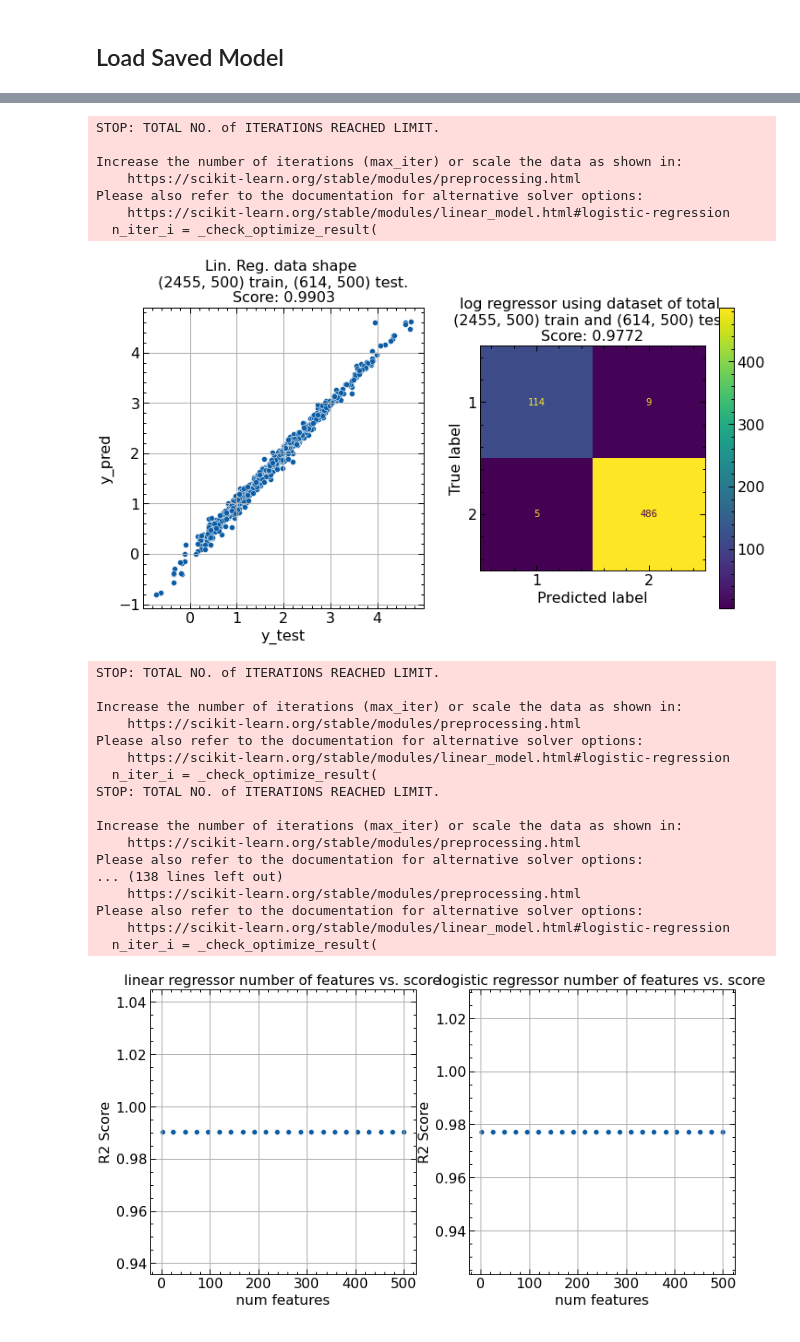
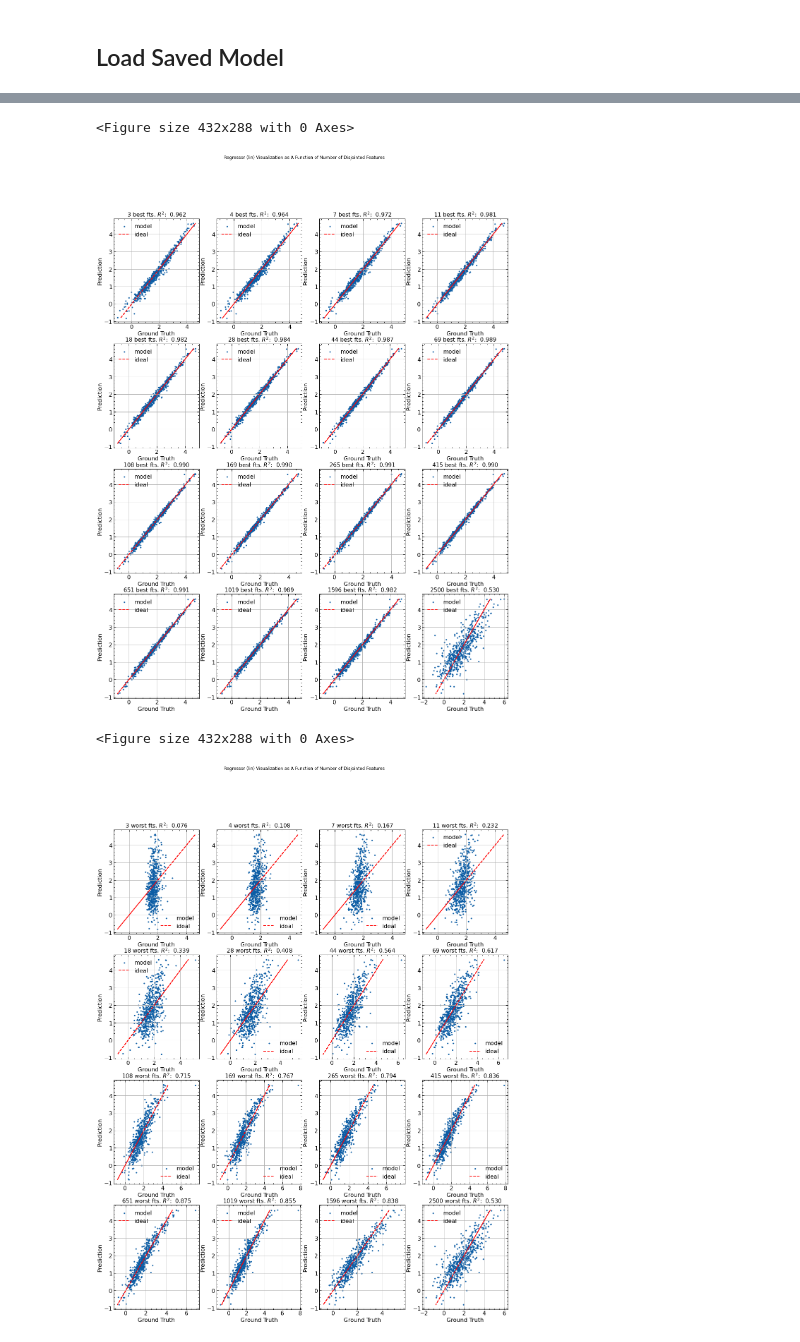
Before and after one commit to Spectral-OD/feature_selection_by_disjointification, a Jupyter notebook: 04_Validate_Results.ipynb, the cells around one changed output, grey strips where cells are left out. Saved outputs shown, nothing was run; the diff lists cells and outputs as text; code cells hidden in the pictures.

Commit message:
Critical Updates
- added models folder
- linear regressor fully working
- log regressor fails at certain values

```diff
--- a/04_Validate_Results.ipynb
+++ b/04_Validate_Results.ipynb
@@ -10,7 +12,9 @@ plt.style.use(['science', 'notebook'])
 # %% [markdown]
 ## Load Saved Model
 # %%
-save_point = Path(r"c:\model\06_24_2023__18_27_55\06_24_2023__18_27_55.pkl")
+# save_point = Path(r"\model\06_24_2023__18_27_55\06_24_2023__18_27_55.pkl") # savepoint with 500 features
+save_point = Path(r"\model\07_01_2023__03_54_19\07_01_2023__03_54_19.pkl") # savepoint with 2500 features
+
 test = disjointification.from_file(save_point)
 test.describe()
 # %% [output]
@@ -25,22 +28,0 @@ last save point: c:\model\06_24_2023__18_27_55\06_24_2023__18_27_55.pkl
-# %%
-all_features_list = test.features_selected_in_disjointification_lin
-nums_feats = [1,2,3,5,
-              10,15,25,30,
-              60, 120, 250, 500]
-num_rows = 5
-W = 15
-p =5
-H = int(p*W*num_rows/len(nums_feats))
-fig, axs = plt.subplots(num_rows,len(nums_feats)//num_rows, figsize=(W,H))
-scores = []
-
-for ax, num_feats in zip(axs.flatten(), nums_feats):
-    selected_features = all_features_list[0:num_feats]
-    test.run_linear_regression(selected_features=selected_features)
-    ax.scatter(test.y_pred_lin, test.y_test_lin, marker='.')
-    ax.set(title=f"N: {num_feats}. Score: {test.lin_score: .3f}", xlabel="Ground Truth", ylabel="Prediction")
-    ax.grid('minor')
-    scores.append(test.lin_score)
-    # print(num_feats)
-# fig.suptitle("Prediction vs. GT as a function of number of features kept")
-plt.show()
@@ -60,35 +29,8 @@ ax.grid('minor')
-# %%
-plt
-test.run_regressions()
-test.show()
-# %% [output]
-STOP: TOTAL NO. of ITERATIONS REACHED LIMIT.
-
-Increase the number of iterations (max_iter) or scale the data as shown in:
-    https://scikit-learn.org/stable/modules/preprocessing.html
-Please also refer to the documentation for alternative solver options:
-    https://scikit-learn.org/stable/modules/linear_model.html#logistic-regression
-  n_iter_i = _check_optimize_result(
-[figure, removed]
-# %%
-test.sweep_regression()
-test.show_regressor_sweep()
-# %% [output]
-STOP: TOTAL NO. of ITERATIONS REACHED LIMIT.
-
-Increase the number of iterations (max_iter) or scale the data as shown in:
-    https://scikit-learn.org/stable/modules/preprocessing.html
-Please also refer to the documentation for alternative solver options:
-    https://scikit-learn.org/stable/modules/linear_model.html#logistic-regression
-  n_iter_i = _check_optimize_result(
-STOP: TOTAL NO. of ITERATIONS REACHED LIMIT.
-
-Increase the number of iterations (max_iter) or scale the data as shown in:
-    https://scikit-learn.org/stable/modules/preprocessing.html
-Please also refer to the documentation for alternative solver options:
-... (138 lines left out)
-    https://scikit-learn.org/stable/modules/preprocessing.html
-Please also refer to the documentation for alternative solver options:
-    https://scikit-learn.org/stable/modules/linear_model.html#logistic-regression
-  n_iter_i = _check_optimize_result(
-[figure, removed]
+# %%
+test.sweep_regression_plot(mode='lin')
+test.sweep_regression_plot(mode='lin', order=-1)
+# %% [output]
+<Figure size 432x288 with 0 Axes>
+[figure, added]
+<Figure size 432x288 with 0 Axes>
+[figure, added]
```
Also changed, not shown: parts of 10 cells of this notebook, 2 other files.
